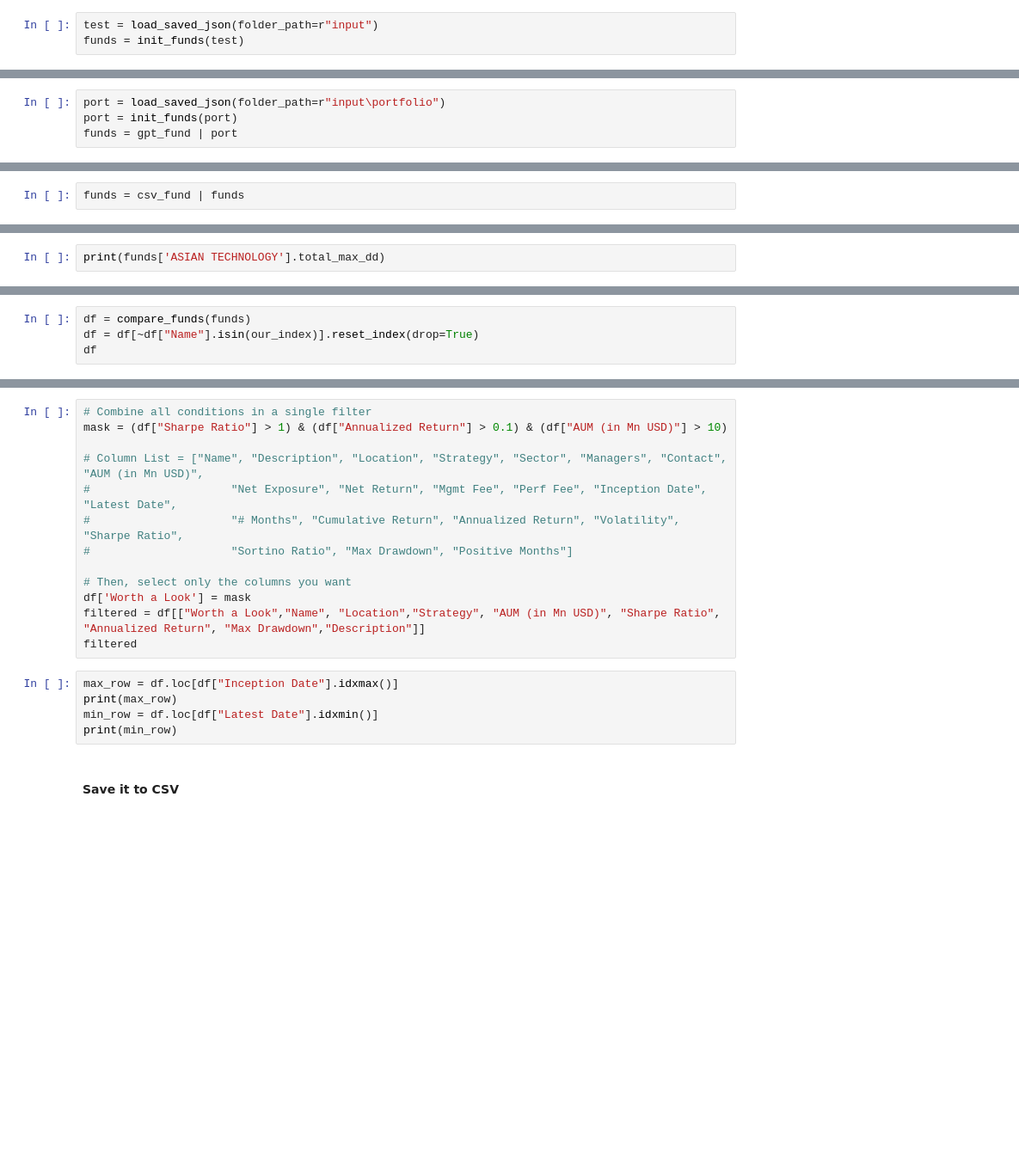
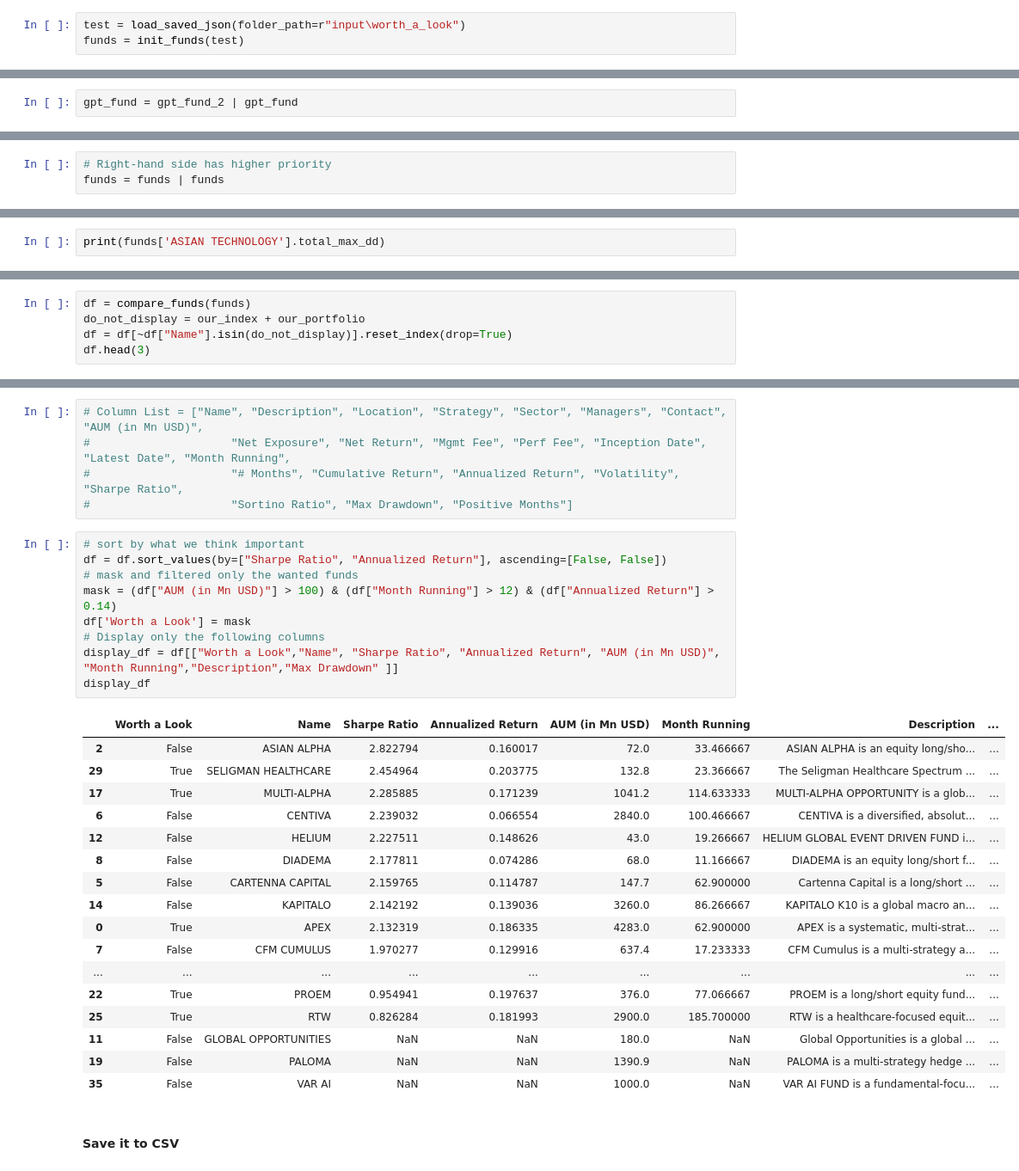
Before and after one commit to python-Marsh/fofproject, a Jupyter notebook: fund_workstation.ipynb, the cells around one changed output, grey strips where cells are left out. Shown: that part at 86% size. Saved outputs shown, nothing was run; the diff lists cells and outputs as text; blank space fills up the shorter version.

Commit message:
fixed_fund_workstation

```diff
--- a/fund_workstation.ipynb
+++ b/fund_workstation.ipynb
@@ -16,7 +18,7 @@ our_index = ['MSCI CHINA','TOPIX','S&P 500','MSCI WORLD', 'EUREKAHEDGE']
 # %% [markdown]
 #### Load Data via .json
 # %%
-test = load_saved_json(folder_path=r"input")
+test = load_saved_json(folder_path=r"input\worth_a_look")
 funds = init_funds(test)
 # %%
 port = load_saved_json(folder_path=r"input\portfolio")
@@ -37,4 +81,2 @@ gpt_fund = init_funds(gpt_fund)
 # %%
-port = load_saved_json(folder_path=r"input\portfolio")
-port = init_funds(port)
-funds = gpt_fund | port
+gpt_fund = gpt_fund_2 | gpt_fund
@@ -48,4 +92,5 @@ rerun_no_perf_files(folder_path=r"input\worth_a_look",save=True)
 funds = merge_funds(csv_fund, funds)
 # %%
-funds = csv_fund | funds
+# Right-hand side has higher priority
+funds = funds | funds
 # %% [markdown]
@@ -60,4 +129,5 @@ print(funds['ASIAN TECHNOLOGY'].total_max_dd)
 # %%
 df = compare_funds(funds)
-df = df[~df["Name"].isin(our_index)].reset_index(drop=True)
-df
+do_not_display = our_index + our_portfolio
+df = df[~df["Name"].isin(do_not_display)].reset_index(drop=True)
+df.head(3)
@@ -64,21 +140,35 @@ df
 # %%
-# Combine all conditions in a single filter
-mask = (df["Sharpe Ratio"] > 1) & (df["Annualized Return"] > 0.1) & (df["AUM (in Mn USD)"] > 10)
-
 # Column List = ["Name", "Description", "Location", "Strategy", "Sector", "Managers", "Contact", "AUM (in Mn USD)",
-#                     "Net Exposure", "Net Return", "Mgmt Fee", "Perf Fee", "Inception Date", "Latest Date",
+#                     "Net Exposure", "Net Return", "Mgmt Fee", "Perf Fee", "Inception Date", "Latest Date", "Month Running",
 #                     "# Months", "Cumulative Return", "Annualized Return", "Volatility", "Sharpe Ratio",
 #                     "Sortino Ratio", "Max Drawdown", "Positive Months"]
-
-# Then, select only the columns you want
-df['Worth a Look'] = mask
-filtered = df[["Worth a Look","Name", "Location","Strategy", "AUM (in Mn USD)", "Sharpe Ratio", "Annualized Return", "Max Drawdown","Description"]]
-filtered
 # %%
-max_row = df.loc[df["Inception Date"].idxmax()]
-print(max_row)
-min_row = df.loc[df["Latest Date"].idxmin()]
-print(min_row)
+# sort by what we think important
+df = df.sort_values(by=["Sharpe Ratio", "Annualized Return"], ascending=[False, False])
+# mask and filtered only the wanted funds
+mask = (df["AUM (in Mn USD)"] > 100) & (df["Month Running"] > 12) & (df["Annualized Return"] > 0.14)
+df['Worth a Look'] = mask
+# Display only the following columns
+display_df = df[["Worth a Look","Name", "Sharpe Ratio", "Annualized Return", "AUM (in Mn USD)", "Month Running","Description","Max Drawdown" ]]
+display_df
+# %% [output]
+|  | Worth a Look | Name | Sharpe Ratio | Annualized Return | AUM (in Mn USD) | Month Running | Description | ... |
+| 2 | False | ASIAN ALPHA | 2.822794 | 0.160017 | 72.0 | 33.466667 | ASIAN ALPHA is an equity long/sho... | ... |
+| 29 | True | SELIGMAN HEALTHCARE | 2.454964 | 0.203775 | 132.8 | 23.366667 | The Seligman Healthcare Spectrum ... | ... |
+| 17 | True | MULTI-ALPHA | 2.285885 | 0.171239 | 1041.2 | 114.633333 | MULTI-ALPHA OPPORTUNITY is a glob... | ... |
+| 6 | False | CENTIVA | 2.239032 | 0.066554 | 2840.0 | 100.466667 | CENTIVA is a diversified, absolut... | ... |
+| 12 | False | HELIUM | 2.227511 | 0.148626 | 43.0 | 19.266667 | HELIUM GLOBAL EVENT DRIVEN FUND i... | ... |
+| 8 | False | DIADEMA | 2.177811 | 0.074286 | 68.0 | 11.166667 | DIADEMA is an equity long/short f... | ... |
+| 5 | False | CARTENNA CAPITAL | 2.159765 | 0.114787 | 147.7 | 62.900000 | Cartenna Capital is a long/short ... | ... |
+| 14 | False | KAPITALO | 2.142192 | 0.139036 | 3260.0 | 86.266667 | KAPITALO K10 is a global macro an... | ... |
+| 0 | True | APEX | 2.132319 | 0.186335 | 4283.0 | 62.900000 | APEX is a systematic, multi-strat... | ... |
+| 7 | False | CFM CUMULUS | 1.970277 | 0.129916 | 637.4 | 17.233333 | CFM Cumulus is a multi-strategy a... | ... |
+| ... | ... | ... | ... | ... | ... | ... | ... | ... |
+| 22 | True | PROEM | 0.954941 | 0.197637 | 376.0 | 77.066667 | PROEM is a long/short equity fund... | ... |
+| 25 | True | RTW | 0.826284 | 0.181993 | 2900.0 | 185.700000 | RTW is a healthcare-focused equit... | ... |
+| 11 | False | GLOBAL OPPORTUNITIES | NaN | NaN | 180.0 | NaN | Global Opportunities is a global ... | ... |
+| 19 | False | PALOMA | NaN | NaN | 1390.9 | NaN | PALOMA is a multi-strategy hedge ... | ... |
+| 35 | False | VAR AI | NaN | NaN | 1000.0 | NaN | VAR AI FUND is a fundamental-focu... | ... |
 # %% [markdown]
 #### Save it to CSV
 # %%
```
Also changed, not shown: parts of 29 cells of this notebook.
